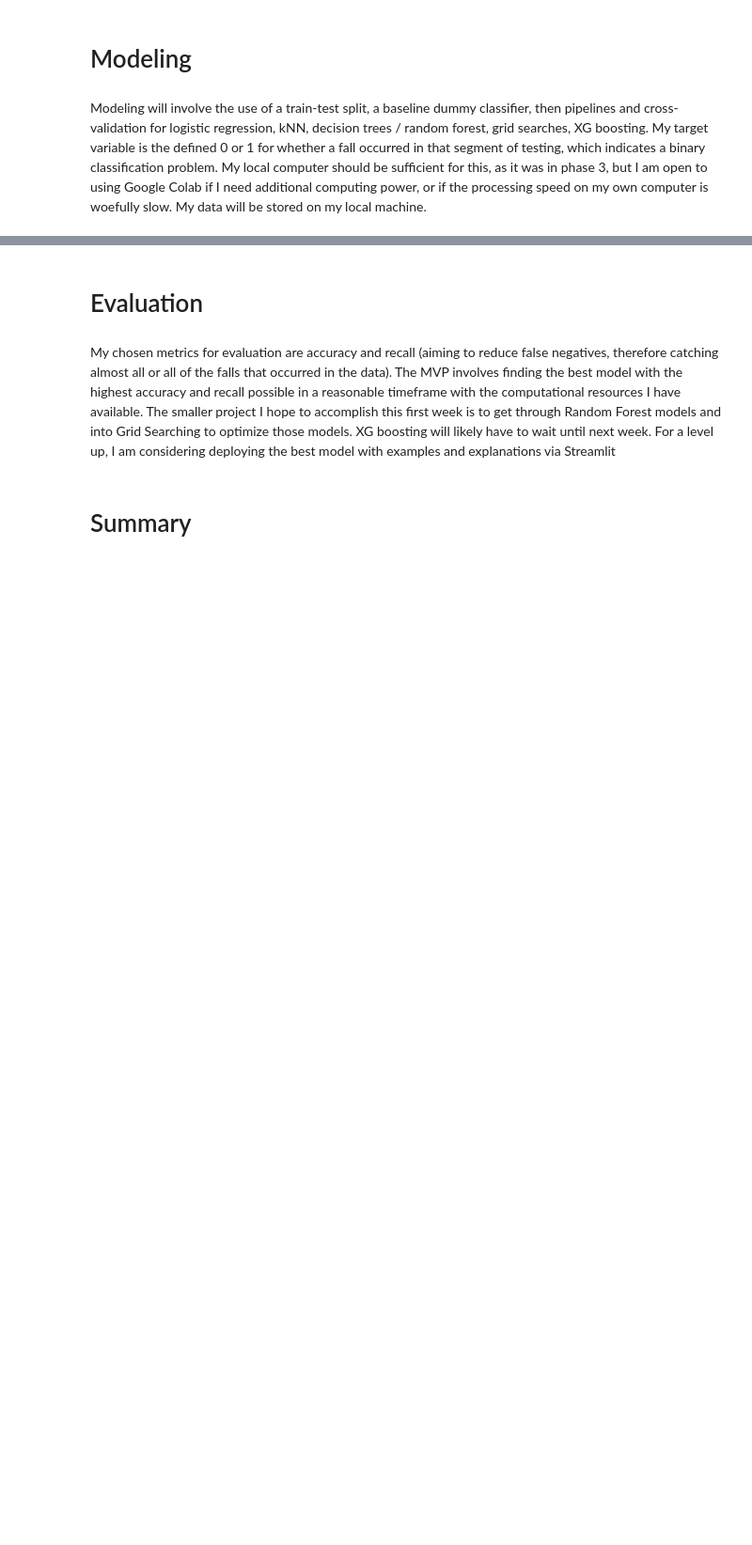
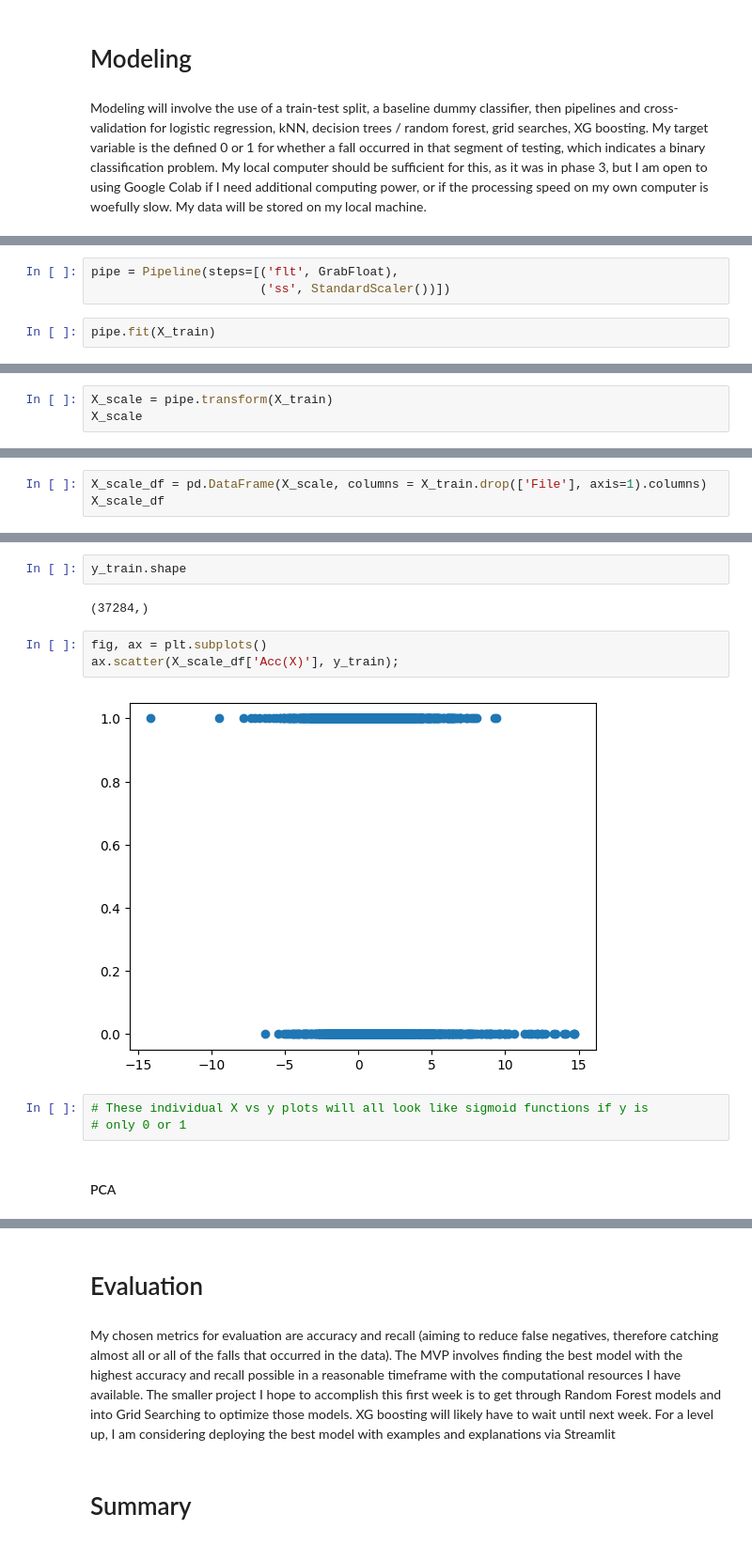
Before and after one commit to mccafj/Fall_Detection_Model, a Jupyter notebook: scratch_notebook.ipynb, the cells around one changed output, grey strips where cells are left out. Shown: that part at 94% size. Cells and saved outputs as stored; diff of their text form; blank space fills up the shorter version.

```diff
--- a/scratch_notebook.ipynb
+++ b/scratch_notebook.ipynb
@@ -300,0 +638,5 @@ Modeling will involve the use of a train-test split, a baseline dummy classifier
+# %%
+pipe = Pipeline(steps=[('flt', GrabFloat),
+                       ('ss', StandardScaler())])
+# %%
+pipe.fit(X_train)
@@ -300,0 +651,3 @@ Modeling will involve the use of a train-test split, a baseline dummy classifier
+# %%
+X_scale = pipe.transform(X_train)
+X_scale
@@ -300,0 +668,3 @@ Modeling will involve the use of a train-test split, a baseline dummy classifier
+# %%
+X_scale_df = pd.DataFrame(X_scale, columns = X_train.drop(['File'], axis=1).columns)
+X_scale_df
@@ -300,0 +685,14 @@ Modeling will involve the use of a train-test split, a baseline dummy classifier
+# %%
+y_train.shape
+# %% [output]
+(37284,)
+# %%
+fig, ax = plt.subplots()
+ax.scatter(X_scale_df['Acc(X)'], y_train);
+# %% [output]
+[figure, added]
+# %%
+# These individual X vs y plots will all look like sigmoid functions if y is
+# only 0 or 1
+# %% [markdown]
+#### PCA
```
Also changed, not shown: parts of 137 cells of this notebook.
